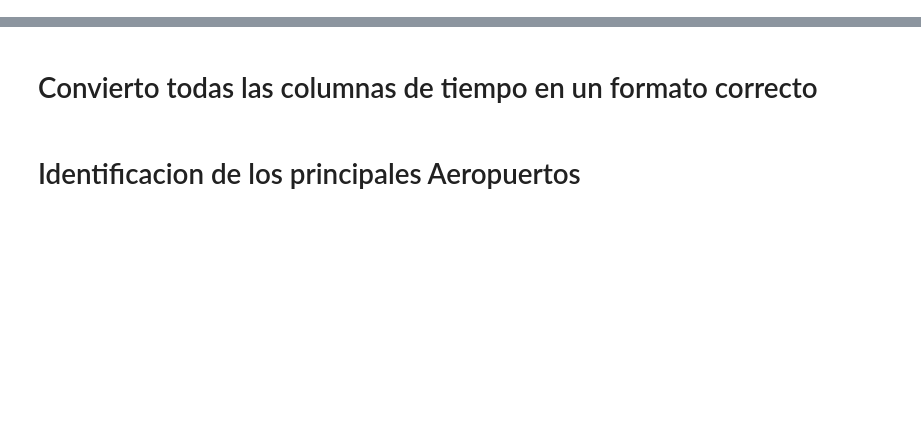
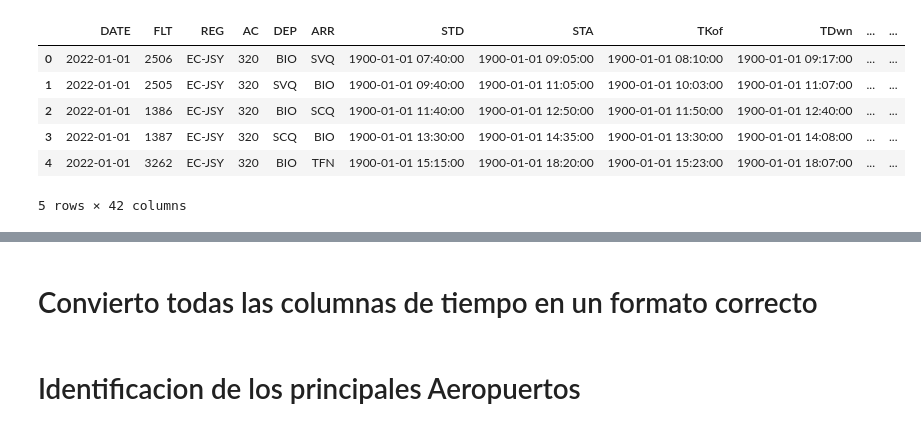
Before and after one commit to JMML2021/Analisis-Compa-ia-Aerea-Espa-ola, a Jupyter notebook: Calculo Vueling 2022 con codigos Rev E.ipynb, the cells around one changed output, grey strips where cells are left out. Cells and saved outputs as stored; diff of their text form; code cells hidden in the pictures; blank space fills up the shorter version.

```diff
--- a/Calculo Vueling 2022 con codigos Rev E.ipynb
+++ b/Calculo Vueling 2022 con codigos Rev E.ipynb
@@ -44,24 +136,36 @@ df_Aeropuertos = df_Aeropuertos.drop(['Borrar'], axis=1)
 # %%
 # Convierto todas las columnas de tiempo en un formato correcto
 
 formato = "%H:%M:%S"
 
 
 def convertirTiempo(clave):
     df[clave] = pd.to_datetime(df[clave],
                                format=formato,
                                errors='coerce')
 
 
-columnasConvertir = ['DATE', 'STD', 'STA', 'Tkof', 'TDwn', 'ATD', 'ATA', 'BLOCK', 'FLThr', 'Taxi-out', 'Taxi-In',
-                     'DLY1Arr', 'Close Pax Door', 'Close Cargo Door', 'Open Cargo/Pax Door', 'close pax door2', 'close cargo door2', 'open cargo/pax door2',
+#columnasConvertir = ['DATE', 'STD', 'STA', 'TKof', 'TDwn', 'ATD', 'ATA', 'BLOCK', 'FLThr', 'Taxi-out', 'Taxi-In',
+#                     'DLY1Arr', 'Close Pax Door', 'Close Cargo Door', 'Open Cargo/Pax Door', 'close pax door2', 'close cargo door2', 'open cargo/pax door2',
+#                     'SLOT', 'DLY1', 'DLY2']
+
+
+columnasConvertir = ['DATE', 'STD', 'STA', 'TKof', 'TDwn', 'ATD', 'ATA', 'BLOCK', 'FLThr', 'Taxi-out', 'Taxi-In',
+                     'DLY1Arr','close pax door2', 'close cargo door2', 'open cargo/pax door2',
                      'SLOT', 'DLY1', 'DLY2']
-
 for x in columnasConvertir:
     convertirTiempo(x)
-    # print(x)
+    #print(x)
 # df.dtypes
 df.head()
+# %% [output]
+|  | DATE | FLT | REG | AC | DEP | ARR | STD | STA | TKof | TDwn | ... | ... |
+| 0 | 2022-01-01 | 2506 | EC-JSY | 320 | BIO | SVQ | 1900-01-01 07:40:00 | 1900-01-01 09:05:00 | 1900-01-01 08:10:00 | 1900-01-01 09:17:00 | ... | ... |
+| 1 | 2022-01-01 | 2505 | EC-JSY | 320 | SVQ | BIO | 1900-01-01 09:40:00 | 1900-01-01 11:05:00 | 1900-01-01 10:03:00 | 1900-01-01 11:07:00 | ... | ... |
+| 2 | 2022-01-01 | 1386 | EC-JSY | 320 | BIO | SCQ | 1900-01-01 11:40:00 | 1900-01-01 12:50:00 | 1900-01-01 11:50:00 | 1900-01-01 12:40:00 | ... | ... |
+| 3 | 2022-01-01 | 1387 | EC-JSY | 320 | SCQ | BIO | 1900-01-01 13:30:00 | 1900-01-01 14:35:00 | 1900-01-01 13:30:00 | 1900-01-01 14:08:00 | ... | ... |
+| 4 | 2022-01-01 | 3262 | EC-JSY | 320 | BIO | TFN | 1900-01-01 15:15:00 | 1900-01-01 18:20:00 | 1900-01-01 15:23:00 | 1900-01-01 18:07:00 | ... | ... |
+5 rows × 42 columns
 # %%
 #Subrutina que suma las fechas con las horas.
 def adecuarFechas(fecha, tiempoClave):
```
Also changed, not shown: parts of 51 cells of this notebook.
